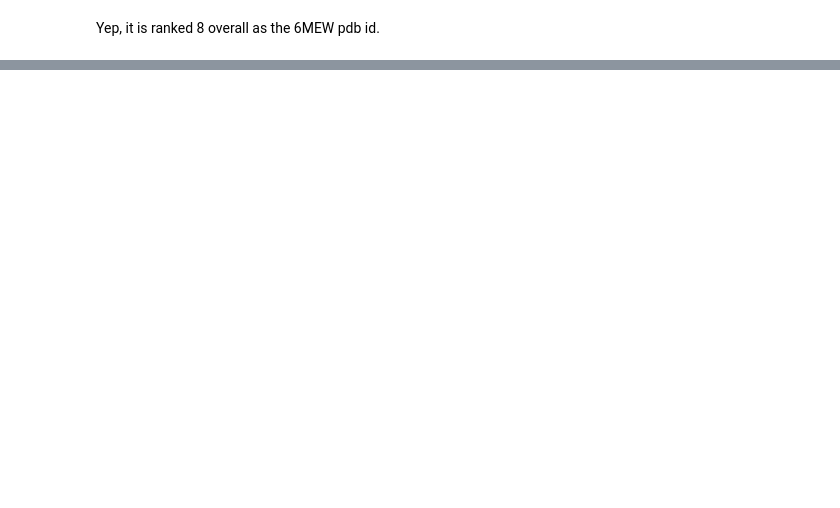
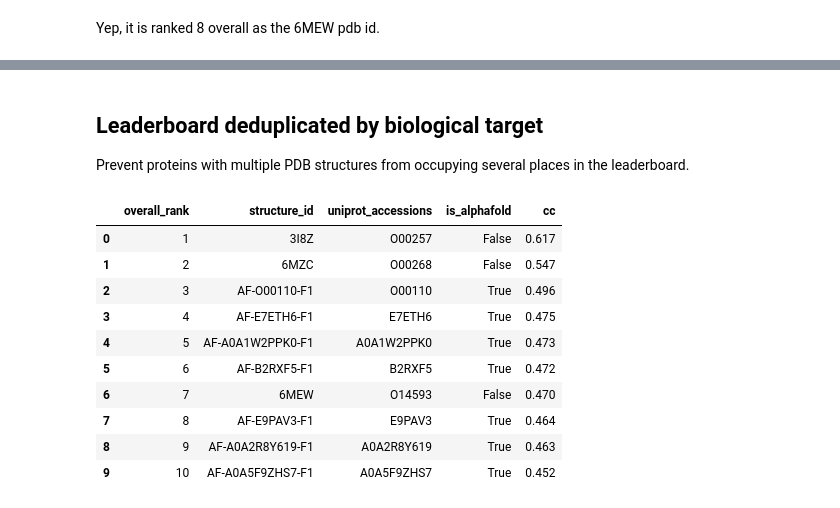
Before and after one commit to haddocking/protein-detective, a Jupyter notebook: docs/meta.ipynb, the cells around one changed output, grey strips where cells are left out. Drawn from its saved outputs; the diff is of its cells as text; code cells hidden in the pictures; blank space fills up the shorter version.

```diff
--- a/docs/meta.ipynb
+++ b/docs/meta.ipynb
@@ -139,0 +193,31 @@ Yep, it is ranked 8 overall as the 6MEW pdb id.
+# %% [markdown]
+## Leaderboard deduplicated by biological target
+
+Prevent proteins with multiple PDB structures from occupying several places in the leaderboard.
+# %%
+%%sql
+WITH best_per_accession AS (
+    SELECT *
+    FROM solutions
+    WHERE rank = 1
+    QUALIFY row_number() OVER (
+        PARTITION BY uniprot_accessions ORDER BY cc DESC
+    ) = 1
+)
+SELECT row_number() OVER (ORDER BY cc DESC) AS overall_rank,
+       structure_id, uniprot_accessions, is_alphafold, cc
+FROM best_per_accession
+ORDER BY overall_rank
+LIMIT 10;
+# %% [output]
+|  | overall_rank | structure_id | uniprot_accessions | is_alphafold | cc |
+| 0 | 1 | 3I8Z | O00257 | False | 0.617 |
+| 1 | 2 | 6MZC | O00268 | False | 0.547 |
+| 2 | 3 | AF-O00110-F1 | O00110 | True | 0.496 |
+| 3 | 4 | AF-E7ETH6-F1 | E7ETH6 | True | 0.475 |
+| 4 | 5 | AF-A0A1W2PPK0-F1 | A0A1W2PPK0 | True | 0.473 |
+| 5 | 6 | AF-B2RXF5-F1 | B2RXF5 | True | 0.472 |
+| 6 | 7 | 6MEW | O14593 | False | 0.470 |
+| 7 | 8 | AF-E9PAV3-F1 | E9PAV3 | True | 0.464 |
+| 8 | 9 | AF-A0A2R8Y619-F1 | A0A2R8Y619 | True | 0.463 |
+| 9 | 10 | AF-A0A5F9ZHS7-F1 | A0A5F9ZHS7 | True | 0.452 |
```
Also changed, not shown: parts of 8 cells of this notebook.
